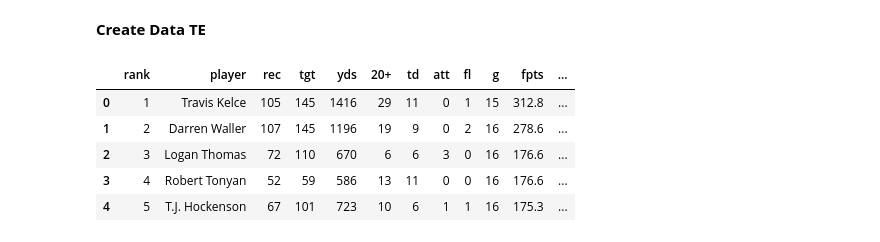
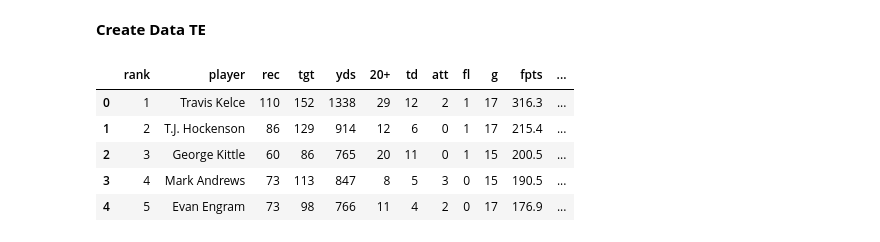
Before and after one commit to kevinmiguel97/Fantasy-Football-, a Jupyter notebook: Notebook.ipynb, the cells around one changed output. Cells and saved outputs as stored; diff of their text form; code cells hidden in the pictures.

```diff
--- a/Notebook.ipynb
+++ b/Notebook.ipynb
@@ -199,6 +199,15 @@ df_target_dist_19.head(4)
 # 2. Data cleaning and merging
 
 ## 2.1 RB Data cleaning
+# %%
+def teammates_att_tgt(x, df, team_x, team, att_tgt):
+    # Calculate attemts of teammates
+    df_teammates = df[df['player'] != x['player']]
+    df_teammates = df_teammates[df_teammates[team_x] == team]
+
+    att_teammates = df_teammates[att_tgt].sum()
+
+    return att_teammates
 # %%
 def create_data_rb(stats_data, stats_data_1, stats_data_2, snap_data, snap_data_1, snap_data_2, targets_data, targets_data_1, targets_data_2):
     # Get initial stats dataframe and merge team
@@ -402,11 +407,11 @@ def create_data_te(stats_data, stats_data_1, stats_data_2, snap_data, snap_data_
     #///////////////////////////////////////////////////////////////////////////////////////////////////////////////////
 
     # Get targets dataframe by team
-    df_targets = targets_data[['team', 'wr_targets', 'wr_pct', 'total_targets']]
+    df_targets = targets_data[['team', 'te_targets', 'te_pct', 'total_targets']]
      # Get targets dataframe by team
-    df_targets_1 = targets_data_1[['team', 'wr_targets', 'wr_pct', 'total_targets']]
+    df_targets_1 = targets_data_1[['team', 'te_targets', 'te_pct', 'total_targets']]
      # Get targets dataframe by team
-    df_targets_2 = targets_data_2[['team', 'wr_targets', 'wr_pct', 'total_targets']]
+    df_targets_2 = targets_data_2[['team', 'te_targets', 'te_pct', 'total_targets']]
 
     #///////////////////////////////////////////////////////////////////////////////////////////////////////////////////
 
@@ -438,6 +443,11 @@ def create_data_te(stats_data, stats_data_1, stats_data_2, snap_data, snap_data_
     # Remove duplicated columns
     df_te = df_te.loc[:, ~df_te.columns.duplicated()]
 
+    # Compute tgts of teammates
+    df_te['tgt_teammates'] = df_te.apply(lambda x: teammates_att_tgt(x, df_te, 'team_0', x['team'], 'tgt'), axis=1)
+    df_te['tgt_teammates_1'] = df_te.apply(lambda x: teammates_att_tgt(x, df_te, 'team_1', x['team_1'], 'tgt_1'), axis=1)
+    df_te['tgt_teammates_2'] = df_te.apply(lambda x: teammates_att_tgt(x, df_te, 'team_2', x['team_2'], 'tgt_2'), axis=1)
+
     # Return data
     return df_te
 # %% [markdown]
@@ -445,22 +455,22 @@ def create_data_te(stats_data, stats_data_1, stats_data_2, snap_data, snap_data_
 # %%
 # Create 2022 data
 df_te_22 = create_data_te(data_stats_22, data_stats_21, data_stats_20, data_snapcount_22, data_snapcount_21, data_snapcount_20,
                           df_target_dist_22, df_target_dist_21, df_target_dist_20)
 
 # Create 2021 data
 df_te_21 = create_data_te(data_stats_21, data_stats_20, data_stats_19, data_snapcount_21, data_snapcount_20, data_snapcount_19,
                           df_target_dist_21, df_target_dist_20, df_target_dist_19)
 
 # Create 2020 data
 df_te_20 = create_data_te(data_stats_20, data_stats_19, data_stats_18, data_snapcount_20, data_snapcount_19, data_snapcount_18,
                           df_target_dist_20, df_target_dist_19, df_target_dist_18)
 
-df_te_20.head()
+df_te_22.head()
 # %% [output]
 |  | rank | player | rec | tgt | yds | 20+ | td | att | fl | g | fpts | ... |
-| 0 | 1 | Travis Kelce | 105 | 145 | 1416 | 29 | 11 | 0 | 1 | 15 | 312.8 | ... |
-| 1 | 2 | Darren Waller | 107 | 145 | 1196 | 19 | 9 | 0 | 2 | 16 | 278.6 | ... |
-| 2 | 3 | Logan Thomas | 72 | 110 | 670 | 6 | 6 | 3 | 0 | 16 | 176.6 | ... |
-| 3 | 4 | Robert Tonyan | 52 | 59 | 586 | 13 | 11 | 0 | 0 | 16 | 176.6 | ... |
-| 4 | 5 | T.J. Hockenson | 67 | 101 | 723 | 10 | 6 | 1 | 1 | 16 | 175.3 | ... |
+| 0 | 1 | Travis Kelce | 110 | 152 | 1338 | 29 | 12 | 2 | 1 | 17 | 316.3 | ... |
+| 1 | 2 | T.J. Hockenson | 86 | 129 | 914 | 12 | 6 | 0 | 1 | 17 | 215.4 | ... |
+| 2 | 3 | George Kittle | 60 | 86 | 765 | 20 | 11 | 0 | 1 | 15 | 200.5 | ... |
+| 3 | 4 | Mark Andrews | 73 | 113 | 847 | 8 | 5 | 3 | 0 | 15 | 190.5 | ... |
+| 4 | 5 | Evan Engram | 73 | 98 | 766 | 11 | 4 | 2 | 0 | 17 | 176.9 | ... |
 # %%
```
Also changed, not shown: parts of 11 cells of this notebook.
